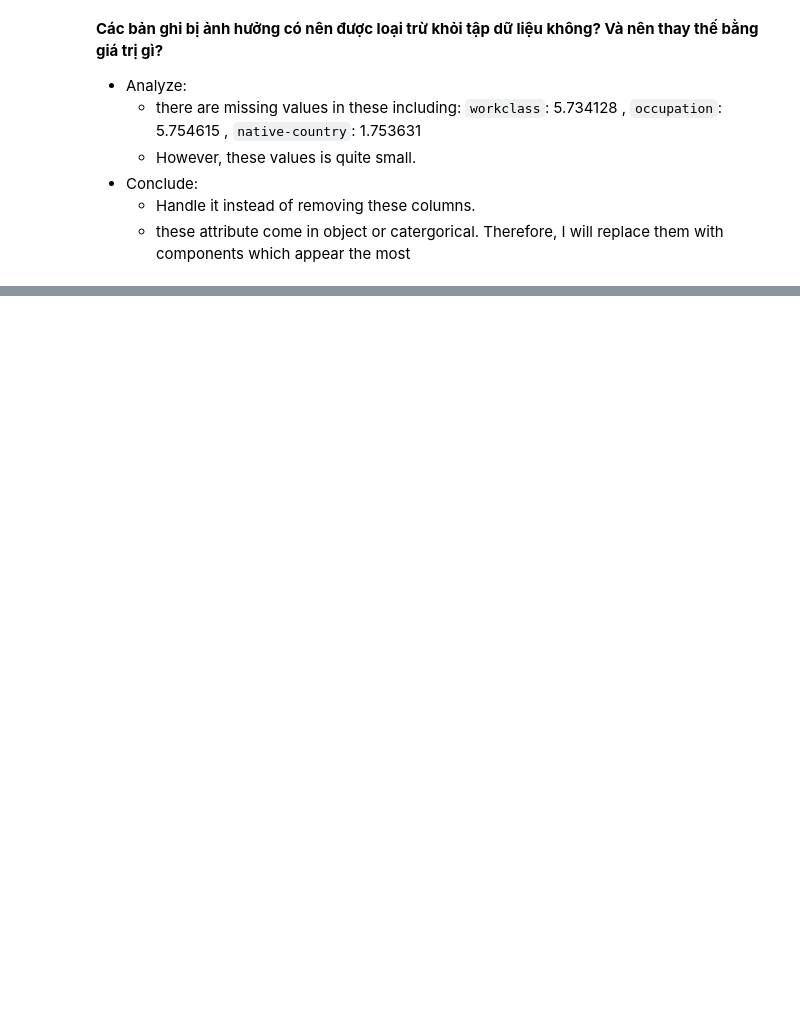
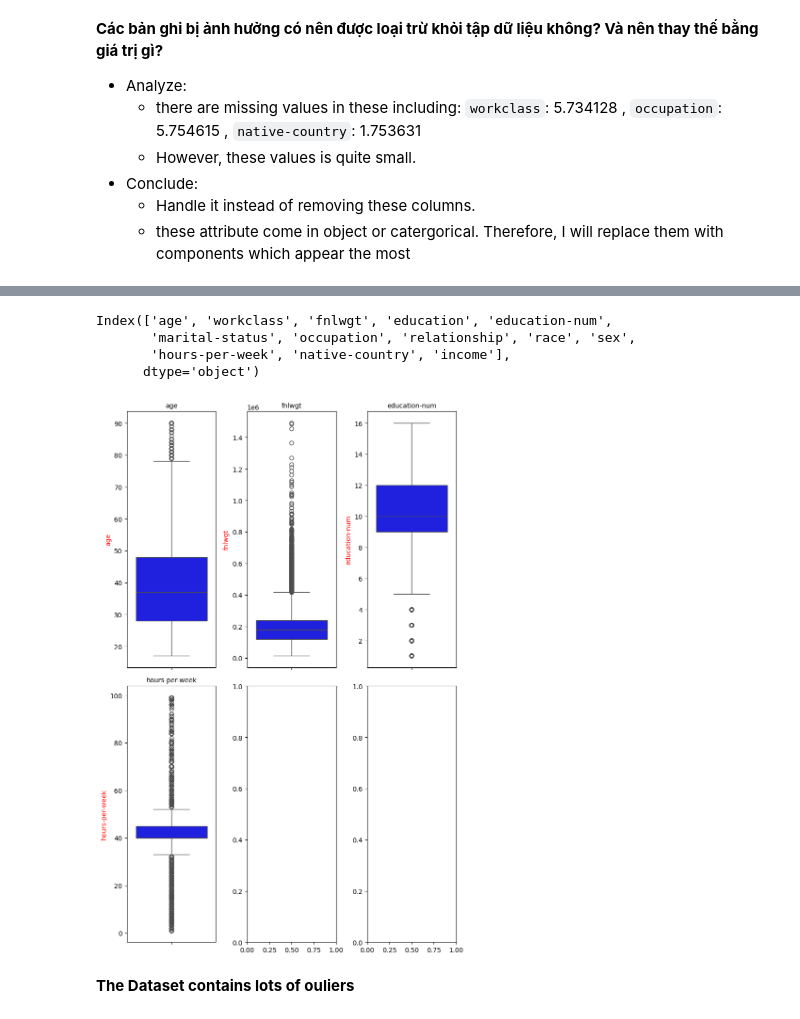
Before and after one commit to baduyne/Income, a Jupyter notebook: preprocessing.ipynb, the cells around one changed output, grey strips where cells are left out. Saved outputs shown, nothing was run; the diff lists cells and outputs as text; code cells hidden in the pictures; blank space fills up the shorter version.

```diff
--- a/preprocessing.ipynb
+++ b/preprocessing.ipynb
@@ -226,0 +325,16 @@ object_dis(raw_data)
+# %%
+raw_data = raw_data.drop(["capital-gain", "capital-loss"], axis= 1)
+# %%
+raw_data.columns
+# %% [output]
+Index(['age', 'workclass', 'fnlwgt', 'education', 'education-num',
+       'marital-status', 'occupation', 'relationship', 'race', 'sex',
+       'hours-per-week', 'native-country', 'income'],
+      dtype='object')
+# %%
+num_feature = raw_data.select_dtypes(include = ["int", "float"])
+create_boxplot(num_feature)
+# %% [output]
+[figure, added]
+# %% [markdown]
+**The Dataset contains lots of ouliers**
```
Also changed, not shown: parts of 39 cells of this notebook.
